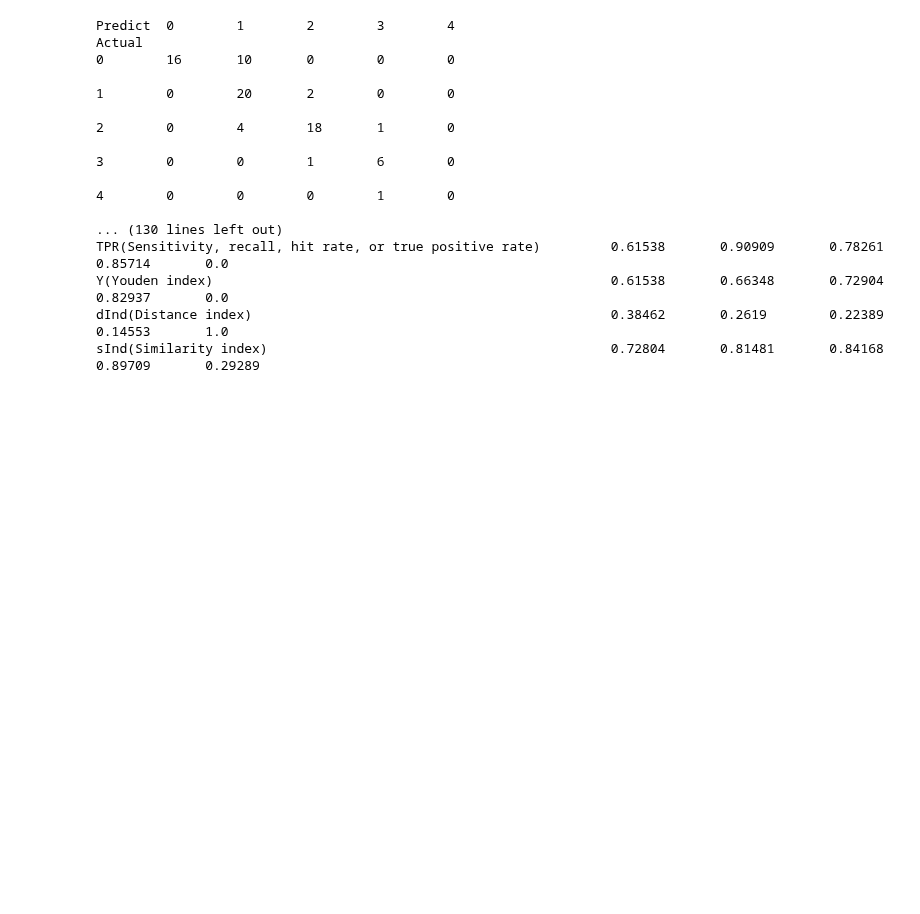
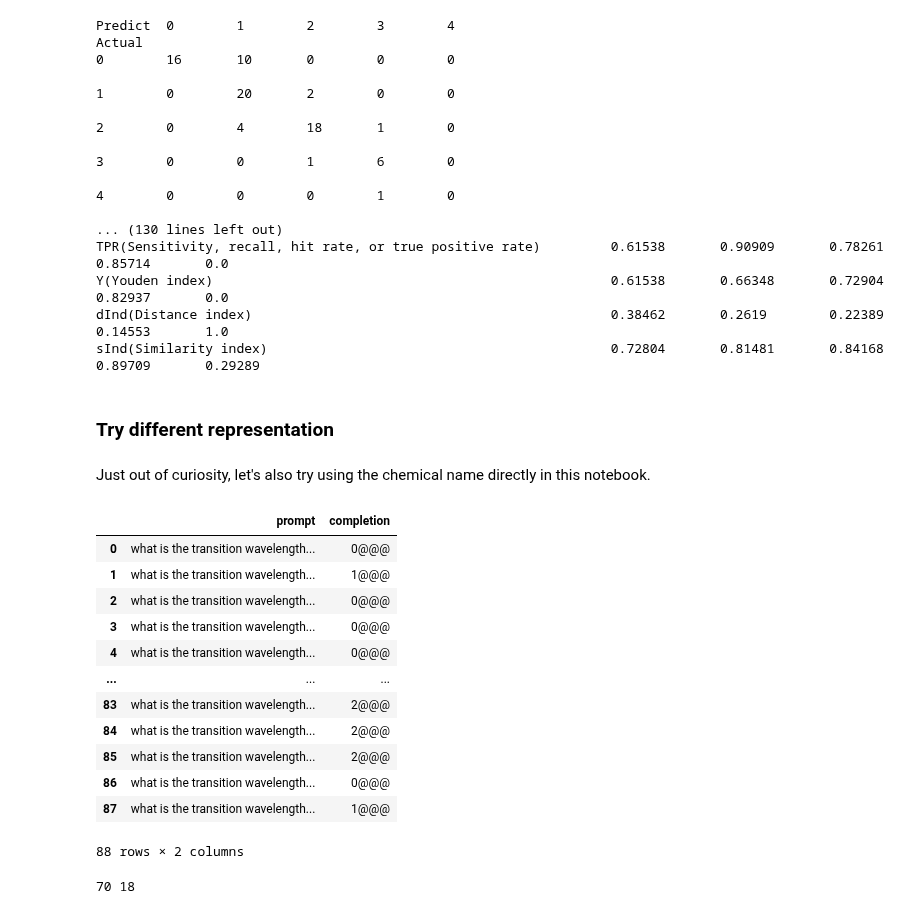
Before and after one commit to kjappelbaum/gpt3forchem, a Jupyter notebook: experiments/08_explore_photoswitch_learning.ipynb, the cells around one changed output. Cells and saved outputs as stored; diff of their text form; code cells hidden in the pictures; blank space fills up the shorter version.

```diff
--- a/experiments/08_explore_photoswitch_learning.ipynb
+++ b/experiments/08_explore_photoswitch_learning.ipynb
@@ -289,3 +292,32 @@ TPR(Sensitivity, recall, hit rate, or true positive rate)         0.61538
 Y(Youden index)                                                   0.61538       0.66348       0.72904       0.82937       0.0
 dInd(Distance index)                                              0.38462       0.2619        0.22389       0.14553       1.0
 sInd(Similarity index)                                            0.72804       0.81481       0.84168       0.89709       0.29289
+# %% [markdown]
+### Try different representation
+# %% [markdown]
+Just out of curiosity, let's also try using the chemical name directly in this notebook.
+# %%
+data.dropna(subset=["name"], inplace=True)
+# %%
+prompts = create_single_property_forward_prompts(
+    data,
+    "wavelength_cat",
+    {"wavelength_cat": "transition wavelength"},
+    representation_col="name",
+)
+# %%
+prompts
+# %% [output]
+|  | prompt | completion |
+| 0 | what is the transition wavelength... | 0@@@ |
+| 1 | what is the transition wavelength... | 1@@@ |
+| 2 | what is the transition wavelength... | 0@@@ |
+| 3 | what is the transition wavelength... | 0@@@ |
+| 4 | what is the transition wavelength... | 0@@@ |
+| ... | ... | ... |
+| 83 | what is the transition wavelength... | 2@@@ |
+| 84 | what is the transition wavelength... | 2@@@ |
+| 85 | what is the transition wavelength... | 2@@@ |
+| 86 | what is the transition wavelength... | 0@@@ |
+| 87 | what is the transition wavelength... | 1@@@ |
+88 rows × 2 columns
@@ -291,0 +340,4 @@ sInd(Similarity index)                                            0.72804
+# %%
+print(train_size, test_size)
+# %% [output]
+70 18
```
Also changed, not shown: parts of 11 cells of this notebook, 13 other files.
